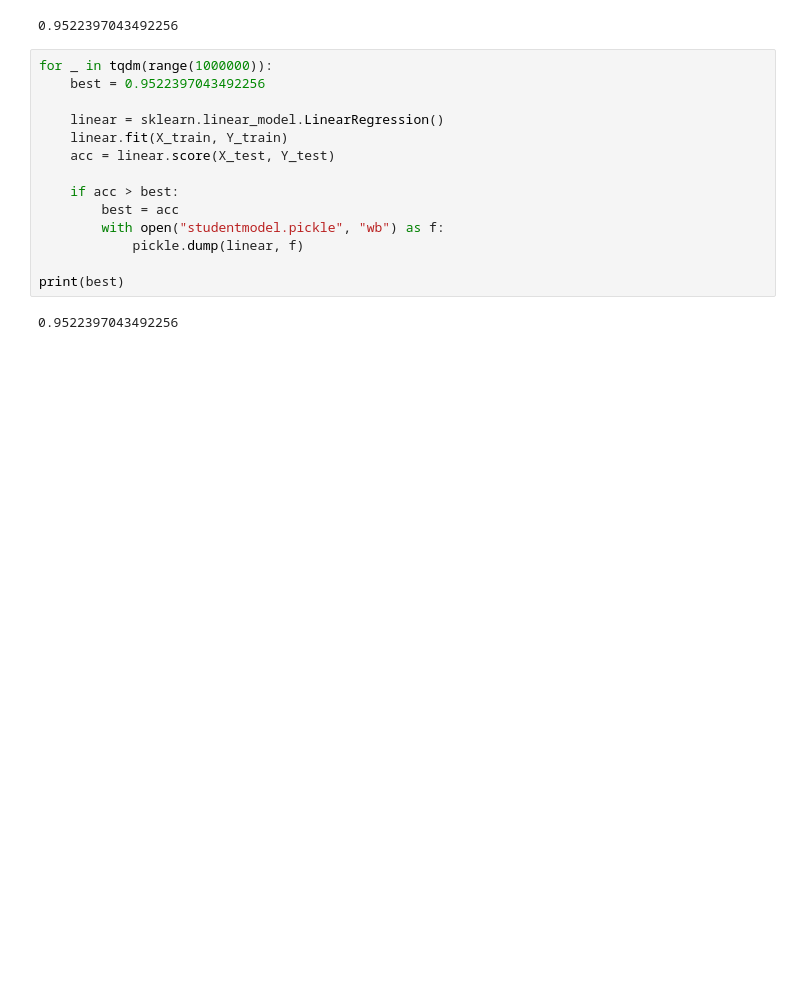
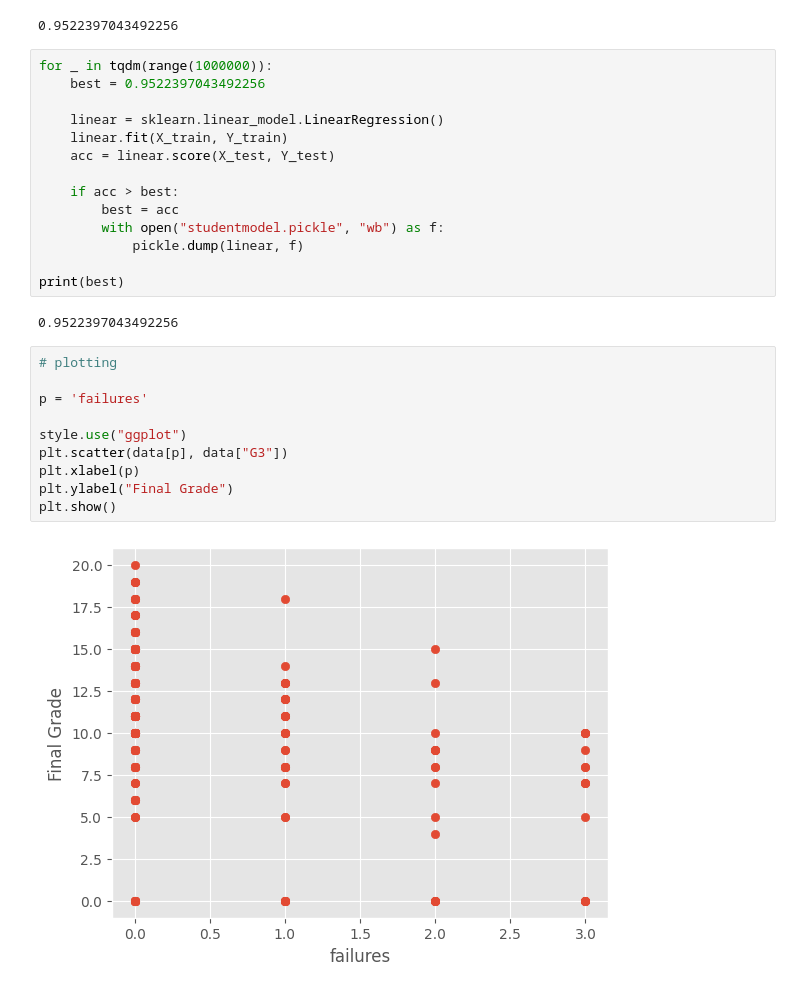
Before and after one commit to aviiciii/twt-ml, a Jupyter notebook: program.ipynb, the cells around one changed output. Cells and saved outputs as stored; diff of their text form; blank space fills up the shorter version.

```diff
--- a/program.ipynb
+++ b/program.ipynb
@@ -123,3 +123,15 @@ for _ in tqdm(range(1000000)):
 print(best)
 # %% [output]
 0.9522397043492256
+# %%
+# plotting
+
+p = 'failures'
+
+style.use("ggplot")
+plt.scatter(data[p], data["G3"])
+plt.xlabel(p)
+plt.ylabel("Final Grade")
+plt.show()
+# %% [output]
+[figure, added]
```
